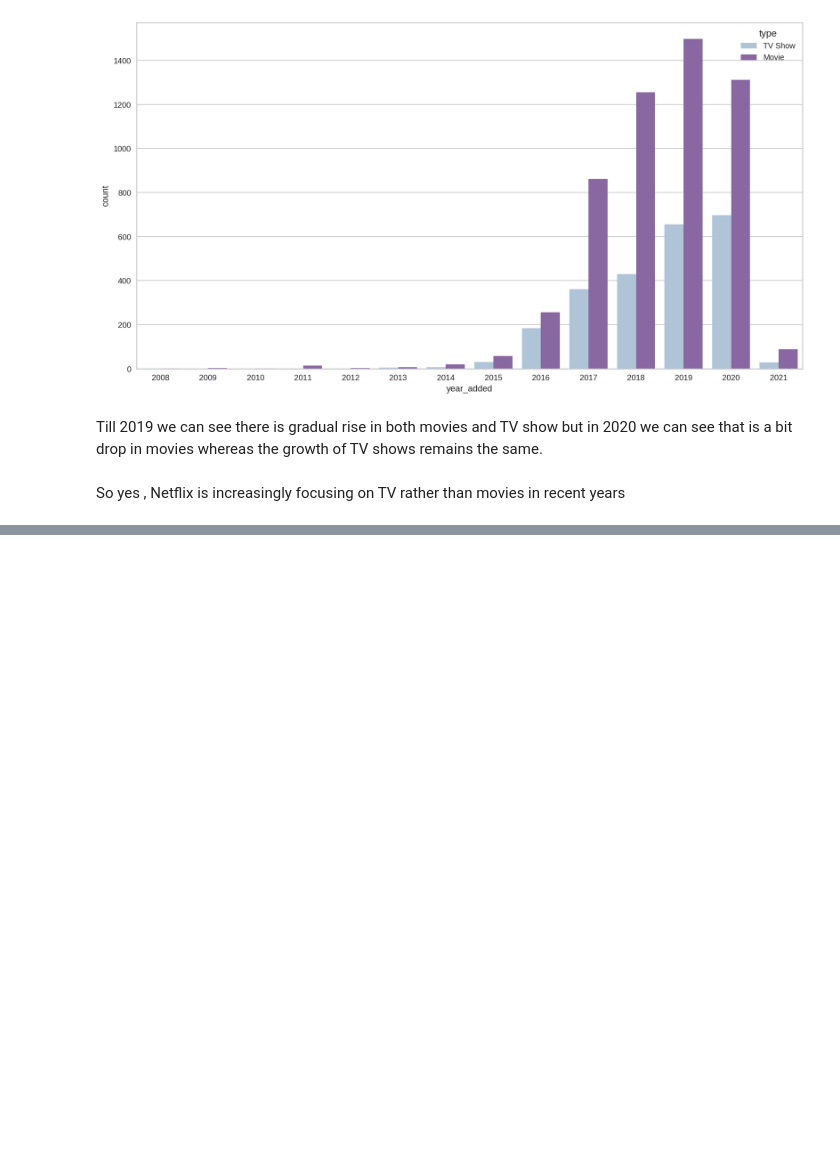
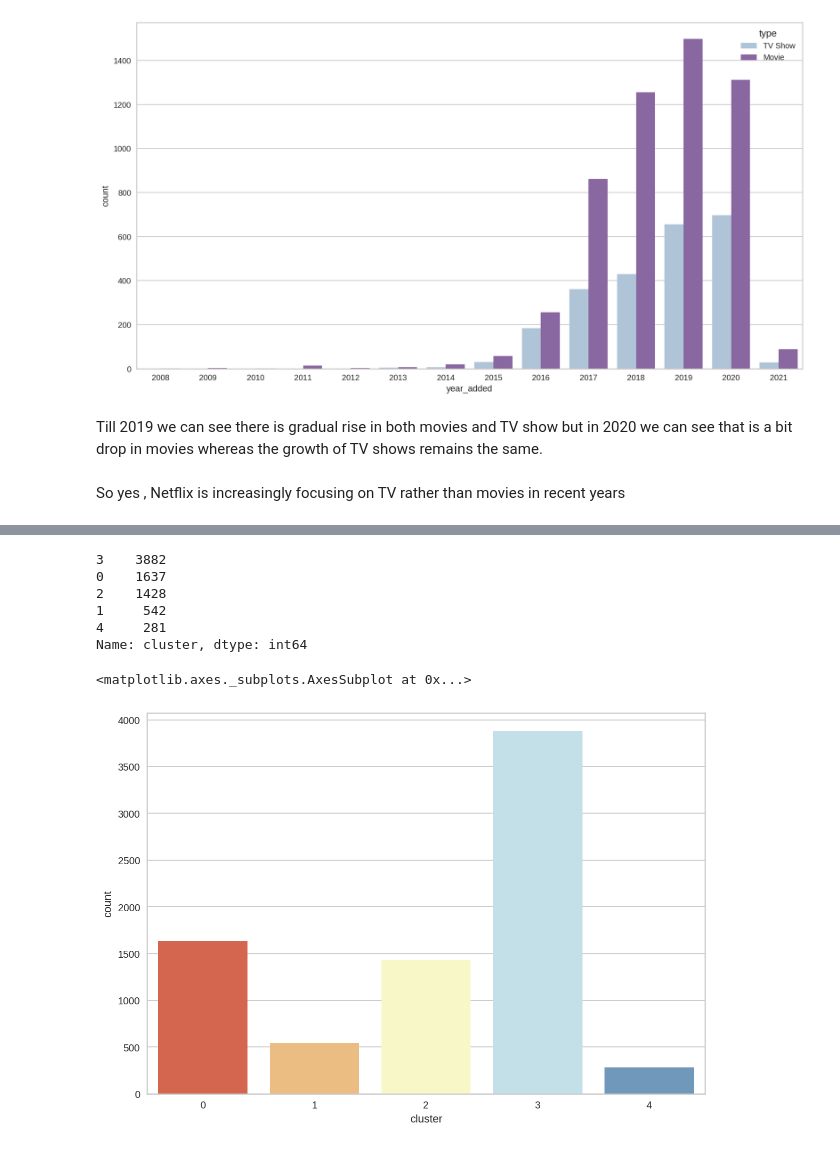
Before and after one commit to Harshjyot-Singh-Chawla/-Netflix-Movies-and-TV-shows-Clustering-, a Jupyter notebook: Copy_of_NETFLIX_MOVIES_AND_TV_SHOWS_CLUSTERING.ipynb, the cells around one changed output, grey strips where cells are left out. Cells and saved outputs as stored; diff of their text form; code cells hidden in the pictures; blank space fills up the shorter version.

```diff
--- a/Copy_of_NETFLIX_MOVIES_AND_TV_SHOWS_CLUSTERING.ipynb
+++ b/Copy_of_NETFLIX_MOVIES_AND_TV_SHOWS_CLUSTERING.ipynb
@@ -689,0 +815,4 @@ So yes , Netflix is  increasingly focusing on TV rather than movies in recent ye
+# %%
+# created new column with cluster number
+
+Net_df['cluster'] = kmeans.labels_
@@ -689,0 +829,18 @@ So yes , Netflix is  increasingly focusing on TV rather than movies in recent ye
+# %%
+# value count for different clusters
+
+Net_df.cluster.value_counts()
+# %% [output]
+3    3882
+0    1637
+2    1428
+1     542
+4     281
+Name: cluster, dtype: int64
+# %%
+# Size of clusters formed
+plt.figure(figsize=(10,7))
+sns.countplot(x =Net_df['cluster'], data = Net_df , palette="RdYlBu", )
+# %% [output]
+<matplotlib.axes._subplots.AxesSubplot at 0x...>
+[figure, added]
```
Also changed, not shown: parts of 20 cells of this notebook.
